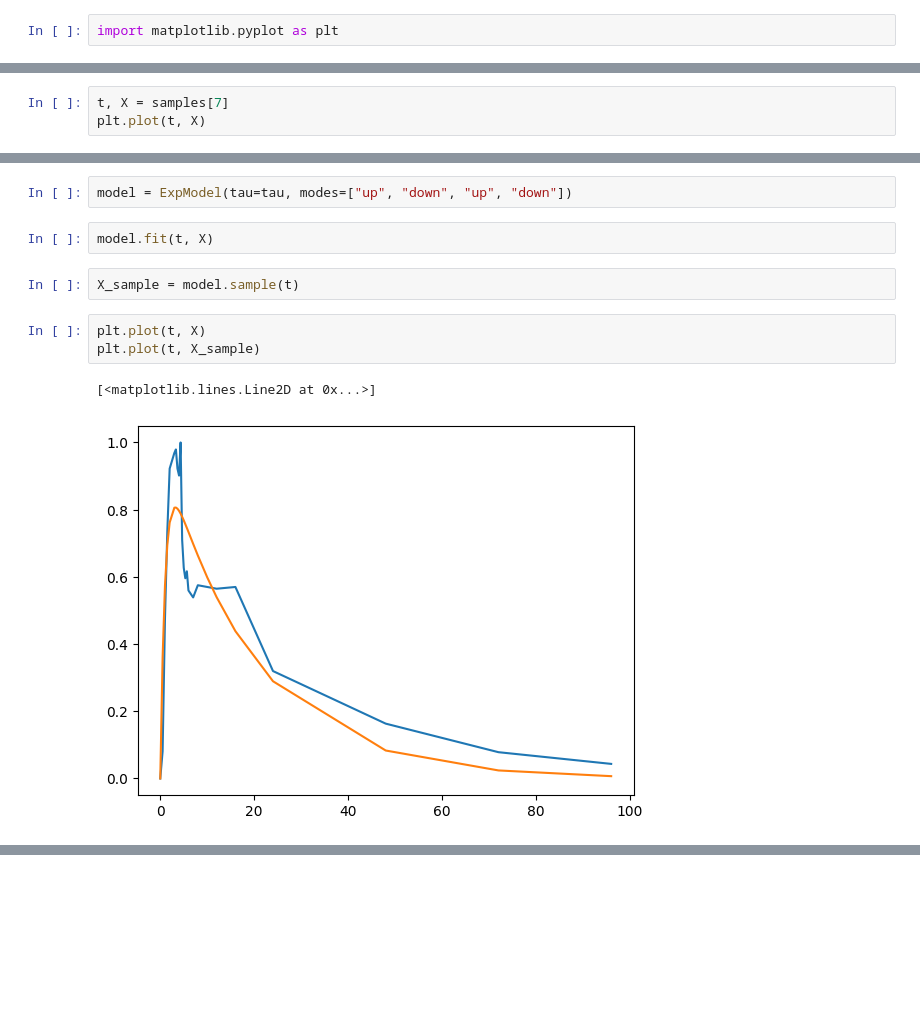
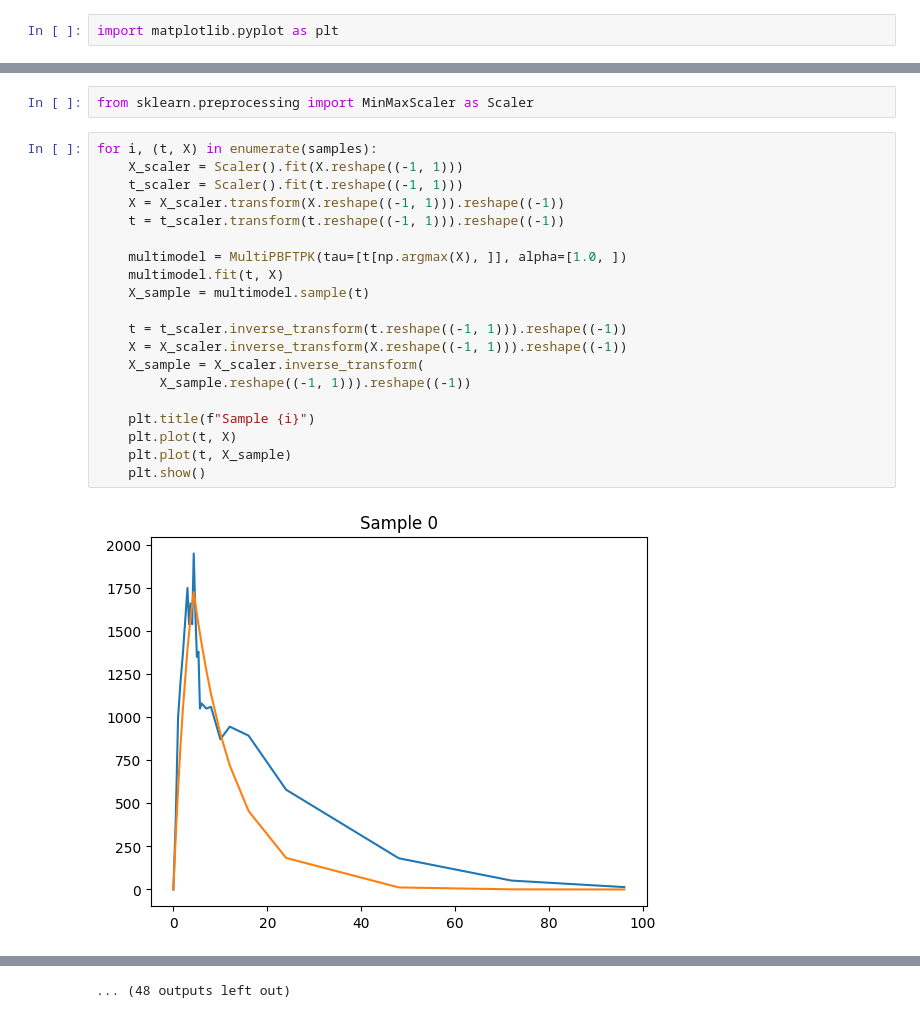
Before and after one commit to LumbaBalumba/yes-science, a Jupyter notebook: modelling.ipynb, the cells around one changed output, grey strips where cells are left out. Saved outputs shown, nothing was run; the diff lists cells and outputs as text; blank space fills up the shorter version.

```diff
--- a/modelling.ipynb
+++ b/modelling.ipynb
@@ -11,3 +7,0 @@ from scipy.signal import find_peaks, savgol_filter
-# %%
-t, X = samples[7]
-plt.plot(t, X)
@@ -74,12 +8,24 @@ array([ 3.,  7., 12.])
-# %%
-model = ExpModel(tau=tau, modes=["up", "down", "up", "down"])
-# %%
-model.fit(t, X)
-# %%
-X_sample = model.sample(t)
-# %%
-plt.plot(t, X)
-plt.plot(t, X_sample)
-# %% [output]
-[<matplotlib.lines.Line2D at 0x...>]
-[figure, removed]
+# %%
+from sklearn.preprocessing import MinMaxScaler as Scaler
+# %%
+for i, (t, X) in enumerate(samples):
+    X_scaler = Scaler().fit(X.reshape((-1, 1)))
+    t_scaler = Scaler().fit(t.reshape((-1, 1)))
+    X = X_scaler.transform(X.reshape((-1, 1))).reshape((-1))
+    t = t_scaler.transform(t.reshape((-1, 1))).reshape((-1))
+
+    multimodel = MultiPBFTPK(tau=[t[np.argmax(X), ]], alpha=[1.0, ])
+    multimodel.fit(t, X)
+    X_sample = multimodel.sample(t)
+
+    t = t_scaler.inverse_transform(t.reshape((-1, 1))).reshape((-1))
+    X = X_scaler.inverse_transform(X.reshape((-1, 1))).reshape((-1))
+    X_sample = X_scaler.inverse_transform(
+        X_sample.reshape((-1, 1))).reshape((-1))
+
+    plt.title(f"Sample {i}")
+    plt.plot(t, X)
+    plt.plot(t, X_sample)
+    plt.show()
+# %% [output]
+[figure, added]
@@ -85,0 +43 @@ plt.plot(t, X_sample)
+... (48 outputs left out)
```
Also changed, not shown: parts of 7 cells of this notebook, 3 other files.
